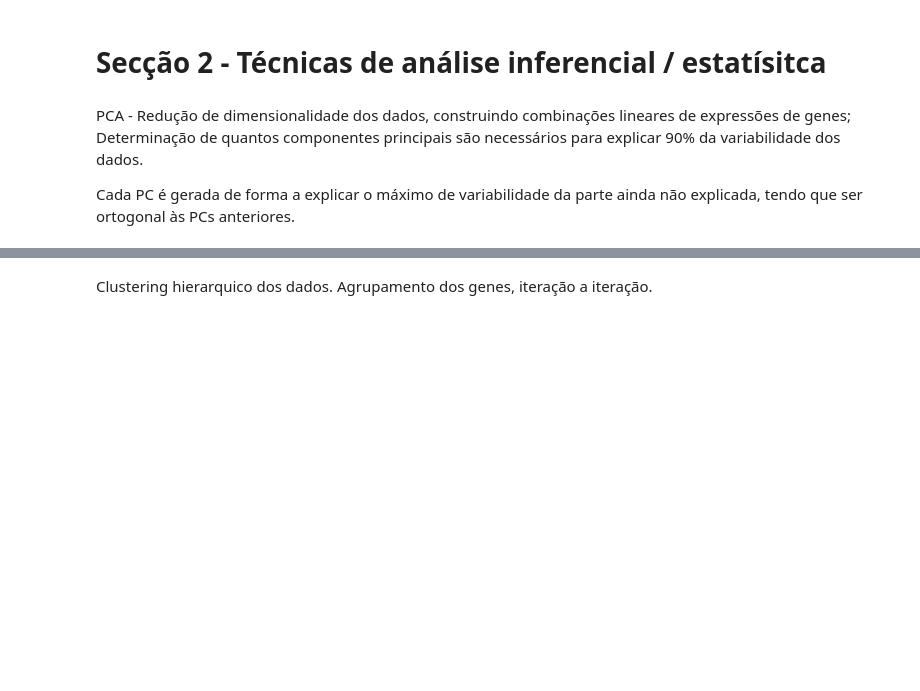
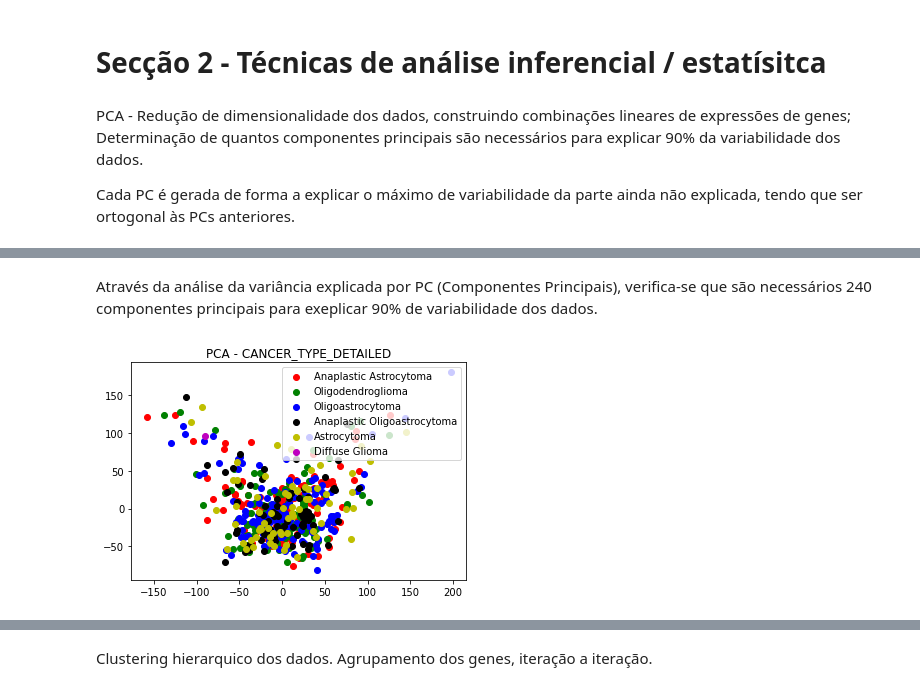
Before and after one commit to anaalexoliveira/Bioinformatica_Glioma, a Jupyter notebook: Glioma_Analysis.ipynb, the cells around one changed output, grey strips where cells are left out. Drawn from its saved outputs; the diff is of its cells as text; code cells hidden in the pictures; blank space fills up the shorter version.

```diff
--- a/Glioma_Analysis.ipynb
+++ b/Glioma_Analysis.ipynb
@@ -387,9 +430,0 @@ plt.show()
-# %%
-for class_name in ['CANCER_TYPE_DETAILED','GRADE','DFS_STATUS']:
-    output_data = new_unified_meta[class_name].values
-    plt.figure()
-    for c, name in zip("gb", new_unified_meta[class_name].unique()):
-        plt.scatter(x_reduced[output_data == name, 0], x_reduced[output_data == name, 1], c=c, label=name)
-    plt.legend()
-    plt.title('PCA - '+ class_name)
-    plt.show()
@@ -399,0 +455,15 @@ for class_name in ['CANCER_TYPE_DETAILED','GRADE','DFS_STATUS']:
+# %% [markdown]
+Através da análise da variância explicada por PC (Componentes Principais), verifica-se que são necessários 240 componentes principais para exeplicar 90% de variabilidade dos dados.
+# %%
+#Representação dos scores através de um plot scatter
+
+for class_name in ['CANCER_TYPE_DETAILED']:
+    output_data = new_unified_meta[class_name].values
+    plt.figure()
+    for c, name in zip("rgbkym", new_unified_meta[class_name].unique()):
+        plt.scatter(x_reduced[output_data == name, 0], x_reduced[output_data == name, 1], c=c, label=name)
+    plt.legend()
+    plt.title('PCA - '+ class_name)
+    plt.show()
+# %% [output]
+[figure, added]
```
Also changed, not shown: parts of 52 cells of this notebook.
